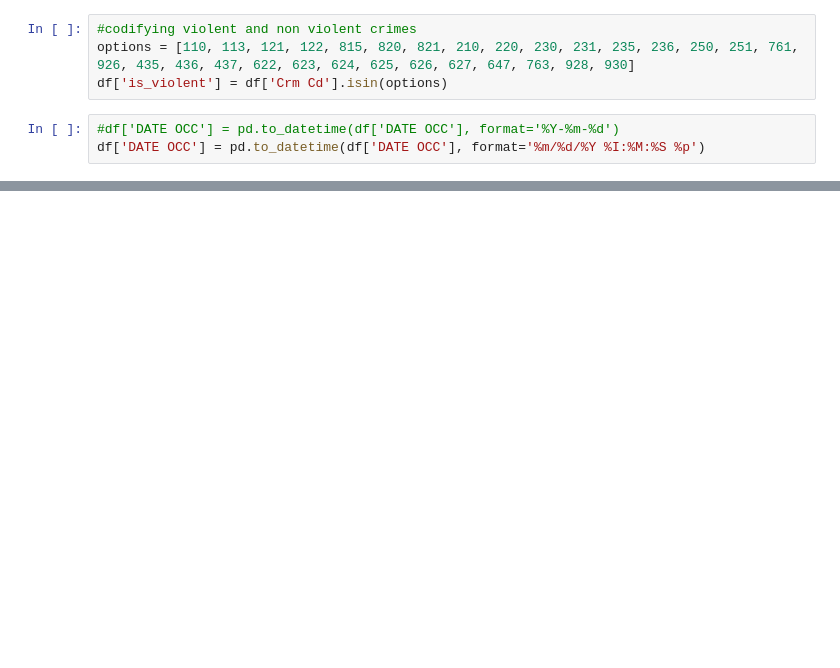
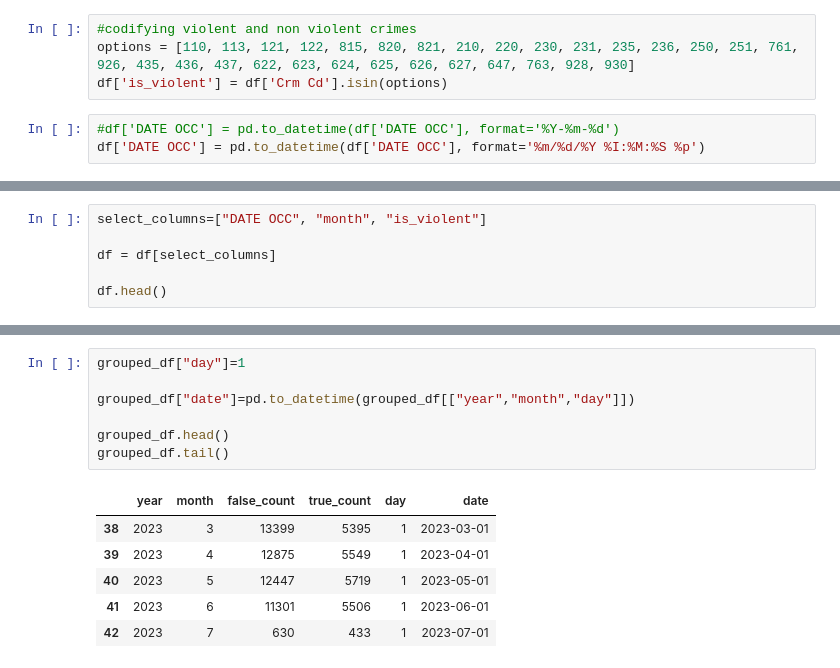
Before and after one commit to Ed-Lovera/AI-PT-Project-1, a Jupyter notebook: Micah/Untitled.ipynb, the cells around one changed output, grey strips where cells are left out. Cells and saved outputs as stored; diff of their text form; blank space fills up the shorter version.

```diff
--- a/Micah/Untitled.ipynb
+++ b/Micah/Untitled.ipynb
@@ -65,0 +69,6 @@ df_violent.plot.scatter(x="Months", y="DATE OCC", figsize=(10, 6), title="Violen
+# %%
+select_columns=["DATE OCC", "month", "is_violent"]
+
+df = df[select_columns]
+
+df.head()
@@ -65,0 +148,14 @@ df_violent.plot.scatter(x="Months", y="DATE OCC", figsize=(10, 6), title="Violen
+# %%
+grouped_df["day"]=1
+
+grouped_df["date"]=pd.to_datetime(grouped_df[["year","month","day"]])
+
+grouped_df.head()
+grouped_df.tail()
+# %% [output]
+|  | year | month | false_count | true_count | day | date |
+| 38 | 2023 | 3 | 13399 | 5395 | 1 | 2023-03-01 |
+| 39 | 2023 | 4 | 12875 | 5549 | 1 | 2023-04-01 |
+| 40 | 2023 | 5 | 12447 | 5719 | 1 | 2023-05-01 |
+| 41 | 2023 | 6 | 11301 | 5506 | 1 | 2023-06-01 |
+| 42 | 2023 | 7 | 630 | 433 | 1 | 2023-07-01 |
```
Also changed, not shown: parts of 16 cells of this notebook.
